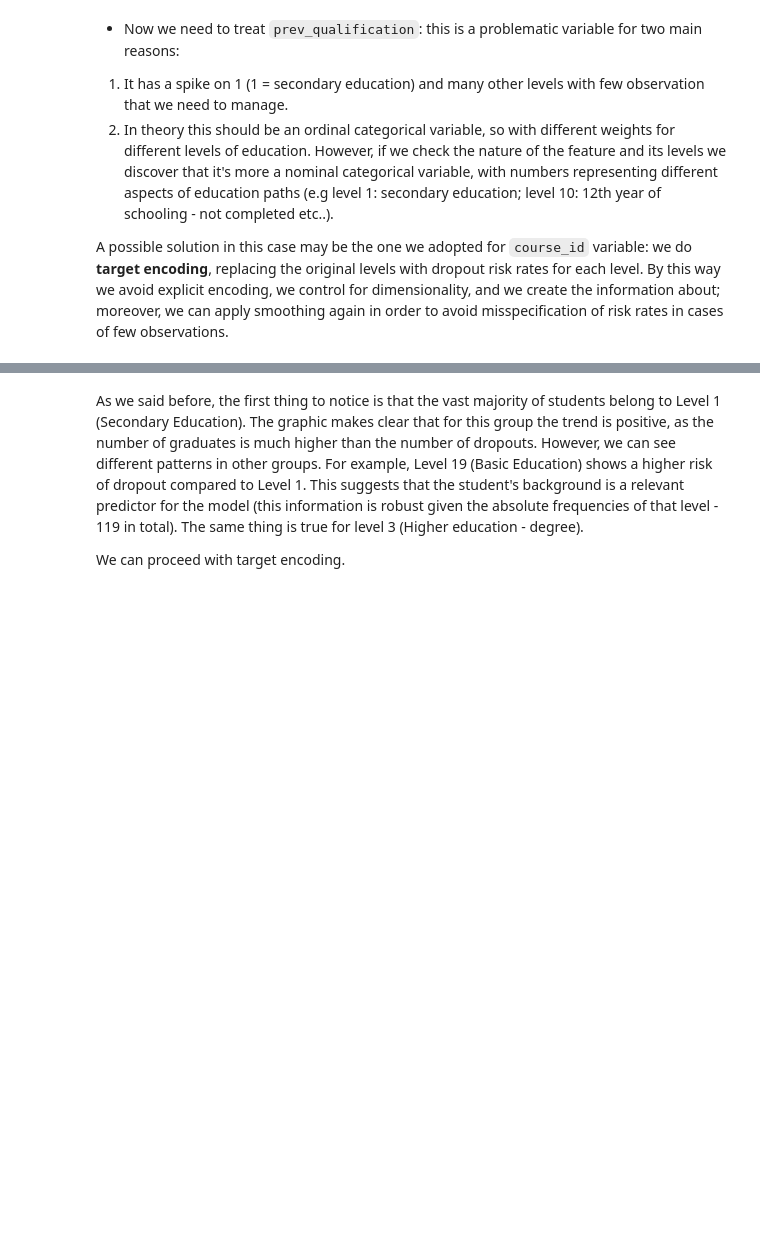
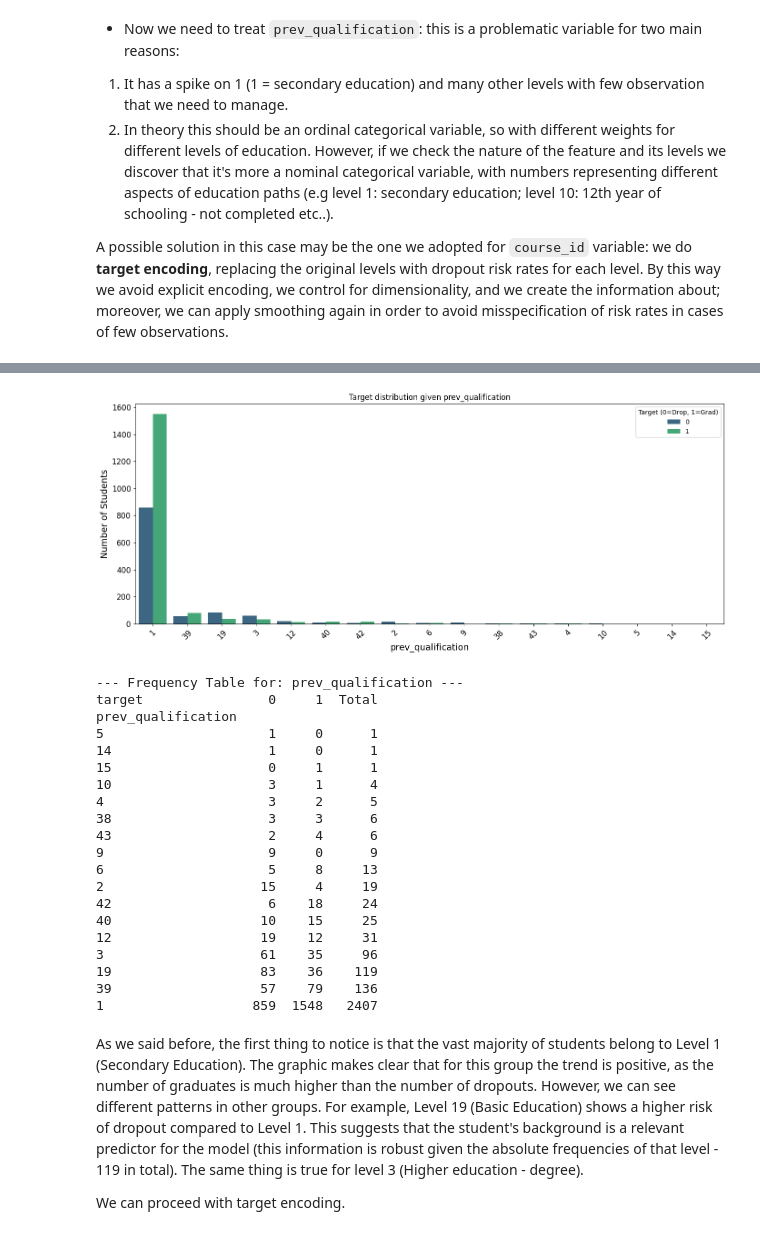
Before and after one commit to MatteoCorsi-git/Master-Data-Science-Statistical-Learning---UNIFI-IMT-Lucca---2024-25, a Jupyter notebook: hands_on_lab (Python)/bozza_hands_on_python_ML_project.ipynb, the cells around one changed output, grey strips where cells are left out. Saved outputs shown, nothing was run; the diff lists cells and outputs as text; code cells hidden in the pictures; blank space fills up the shorter version.

```diff
--- a/hands_on_lab (Python)/bozza_hands_on_python_ML_project.ipynb
+++ b/hands_on_lab (Python)/bozza_hands_on_python_ML_project.ipynb
@@ -673,6 +674,10 @@ Index(['application_mode_0', 'application_mode_1', 'application_mode_2',
        'sem1_approval_rate', 'sem2_approval_rate', 'marital_status_2',
        'marital_status_Other', 'marital_status_4'],
       dtype='object')
+# %%
+# We need to encoding also the features of X_Test
+X_test = pd.get_dummies(X_test, columns=["marital_status", "application_mode"], drop_first=True)
+X_test = X_test.reindex(columns=X_train.columns, fill_value=0)
 # %% [markdown]
 - `application_order`: here we can remove the observation with level zero; another important thing is that this is an ordinal variable and we want to preserve the information about the importance of choice. Since the levels of this features are already numerical ordinal, we can leave it as it is.
 # %%
@@ -688,28 +693,3 @@ print(y_train.shape)
 (2903,)
 # %% [markdown]
 - In `course_id` we have 17 levels distributed pretty equally. Probably it would be useful to do a binary encoding in order to reduce dimensionality. But before it may be useful to visualize the relationship between the target and the variable course_id
-# %%
-# We create a temporary dataset for the visualisation
-df_viz = X_train.copy()
-
-# add the targte
-df_viz['target'] = y_train
-
-# Visualization
-plt.figure(figsize=(14, 6))
-
-# Countplot
-sns.countplot(data=df_viz, x='course_id', hue='target', palette='viridis')
-
-plt.title('Target distribution given the course')
-plt.xticks(rotation=45)
-plt.ylabel('students')
-plt.legend(title='Target (0=Drop, 1=Grad)')
-plt.tight_layout()
-plt.show()
-
-# We analyze rates
-crosstab = pd.crosstab(df_viz['course_id'], df_viz['target'], normalize='index') * 100
-
-# Select courses with higher dropout rate
-print(crosstab.sort_values(by=0, ascending=False).round(1))
@@ -921,3 +881,29 @@ prev_qualification
+# %%
+# We can do a countplot before in order to check if there's some correlation between feature and target
+
+plot_categorical_distribution(X_train, y_train, 'prev_qualification')
+# %% [output]
+[figure, added]
+--- Frequency Table for: prev_qualification ---
+target                0     1  Total
+prev_qualification
+5                     1     0      1
+14                    1     0      1
+15                    0     1      1
+10                    3     1      4
+4                     3     2      5
+38                    3     3      6
+43                    2     4      6
+9                     9     0      9
+6                     5     8     13
+2                    15     4     19
+42                    6    18     24
+40                   10    15     25
+12                   19    12     31
+3                    61    35     96
+19                   83    36    119
+39                   57    79    136
+1                   859  1548   2407
 # %% [markdown]
 As we said before, the first thing to notice is that the vast majority of students belong to Level 1 (Secondary Education). The graphic makes clear that for this group the trend is positive, as the number of graduates is much higher than the number of dropouts. However, we can see different patterns in other groups. For example, Level 19 (Basic Education) shows a higher risk of dropout compared to Level 1. This suggests that the student's background is a relevant predictor for the model (this information is robust given the absolute frequencies of that level - 119 in total). The same thing is true for level 3 (Higher education - degree).
 
```
Also changed, not shown: parts of 29 cells of this notebook.
